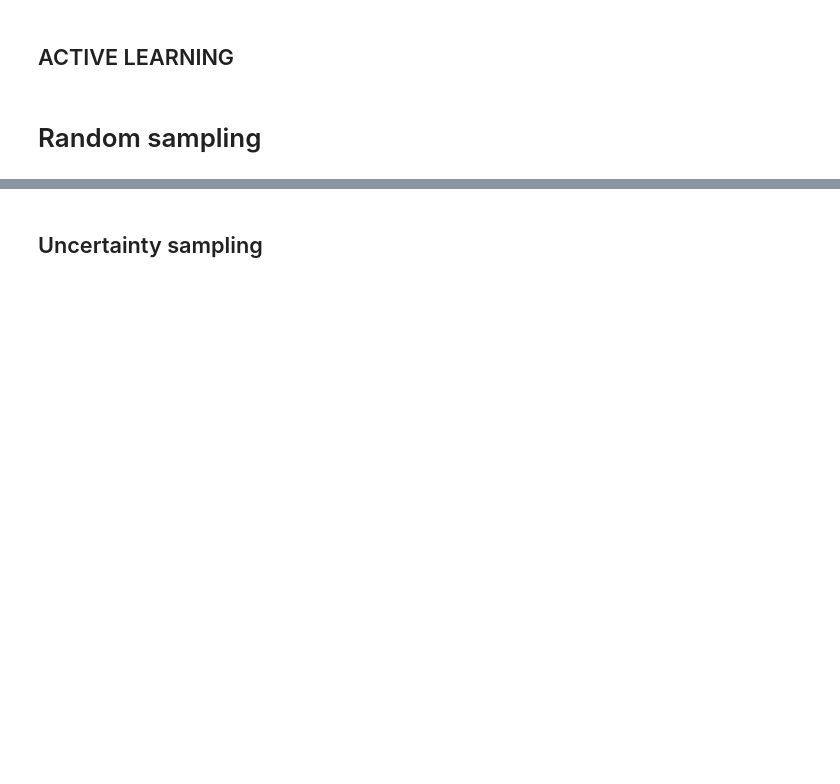
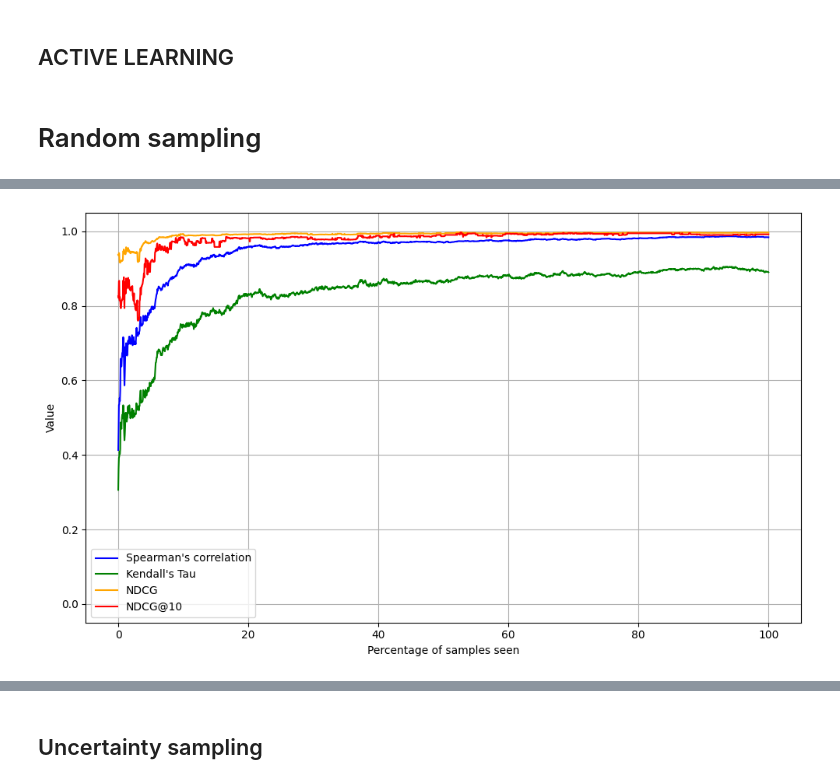
Before and after one commit to HMarie98/master-thesis, a Jupyter notebook: masterthesis.ipynb, the cells around one changed output, grey strips where cells are left out. Saved outputs shown, nothing was run; the diff lists cells and outputs as text; code cells hidden in the pictures; blank space fills up the shorter version.

```diff
--- a/masterthesis.ipynb
+++ b/masterthesis.ipynb
@@ -189,0 +435,4 @@ final_ranking = sorted(mu.items(), key=lambda x: x[1], reverse=True)
+# %%
+def sample_worker(probs):
+    sampled_workers = generator.choice(list(probs.keys()), size=1, p=list(probs.values()))
+    return sampled_workers
@@ -229,0 +655,43 @@ for i in range(len(expert_df)):
+# %%
+while len(remaining_samples) > 0:
+    new_samples = random_sampling(remaining_samples, n_samples_per_iter)
+    random_samples.extend(new_samples)
+    for sample in new_samples:
+        remaining_samples.remove(sample)
+    amateur_params = choix.lsr_rankings(n_items=n_items, data=random_samples, alpha=1e-2, initial_params=amateur_params)
+    predicted_ranking_am = amateur_params.argsort()
+    true_ranks, pred_ranks = aligned_rank_vectors(true_ranking, predicted_ranking_am)
+    spearman_corr, p_value_s = spearmanr(true_ranks, pred_ranks)
+    tau, p_value_k = kendalltau(true_ranks, pred_ranks)
+    tau_distance = 1 - tau
+
+    y_true = [relevance[item] for item in predicted_ranking_am]
+    y_score = list(reversed(range(1, len(predicted_ranking_am) + 1)))
+
+    y_true = np.asarray([y_true])
+    y_score = np.asarray([y_score])
+    ndcg = ndcg_score(y_true, y_score)
+    ndcg10 = ndcg_score(y_true, y_score, k=10)
+
+    spearman_values_am.append(spearman_corr)
+    kendall_values_am.append(tau)
+    ndcg_values_am.append(ndcg)
+    ndcg10_values_am.append(ndcg10)
+# %%
+x = np.linspace(0,100, num=len(spearman_values_am))
+# %%
+
+plt.figure(figsize=(10, 6))
+plt.plot(x, spearman_values_am, label="Spearman's correlation", color="blue")
+plt.plot(x, kendall_values_am, label="Kendall's Tau", color="green")
+plt.plot(x, ndcg_values_am, label="NDCG", color="orange")
+plt.plot(x, ndcg10_values_am, label = "NDCG@10", color="red")
+plt.xlabel("Percentage of samples seen")
+plt.ylabel("Value")
+plt.ylim(-0.05, 1.05)
+plt.legend()
+plt.grid(True)
+plt.tight_layout()
+plt.show()
+# %% [output]
+[figure, added]
```
Also changed, not shown: parts of 145 cells of this notebook.
